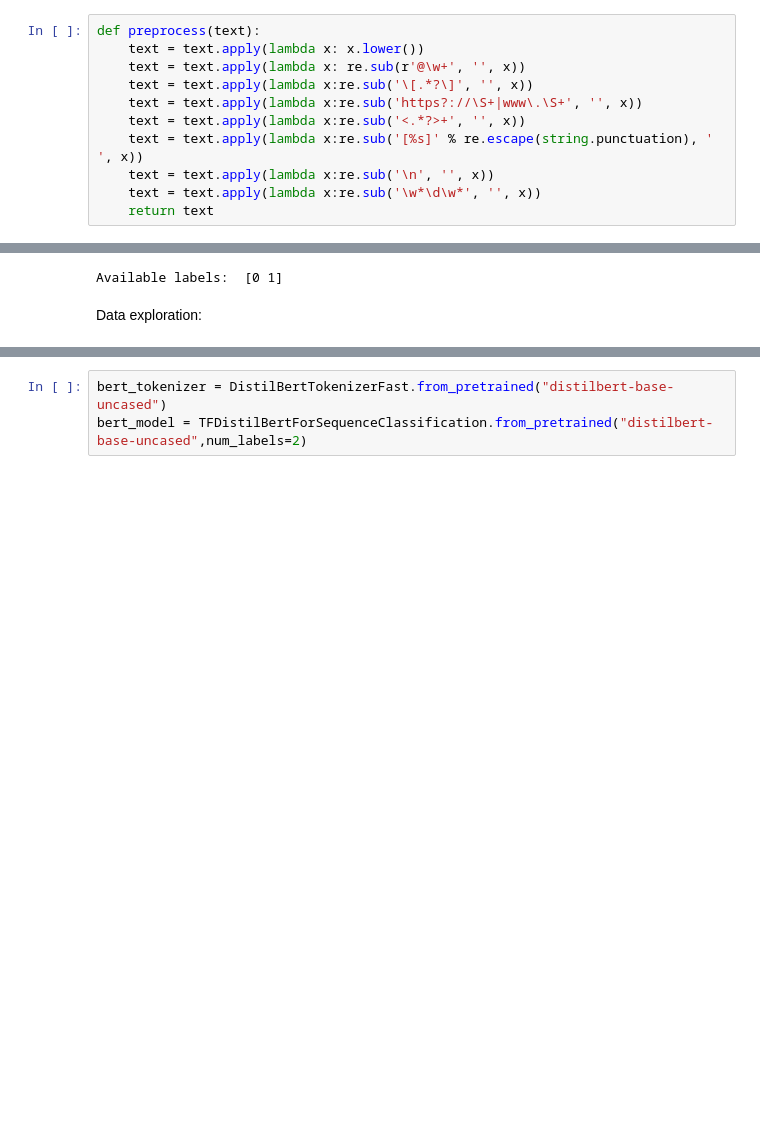
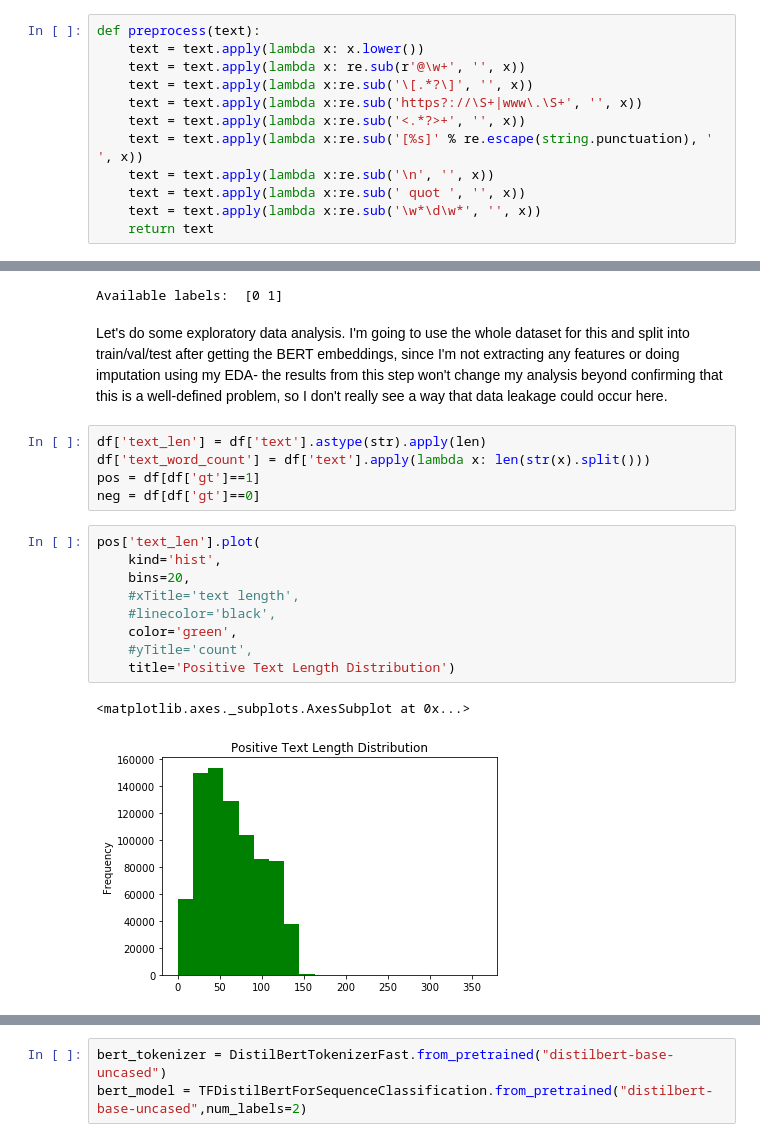
Before and after one commit to GarrettMerz/Projects, a Jupyter notebook: TweetyBERT/DistilBERT.ipynb, the cells around one changed output, grey strips where cells are left out. Saved outputs shown, nothing was run; the diff lists cells and outputs as text; blank space fills up the shorter version.

```diff
--- a/TweetyBERT/DistilBERT.ipynb
+++ b/TweetyBERT/DistilBERT.ipynb
@@ -58,6 +59,7 @@ def preprocess(text):
     text = text.apply(lambda x:re.sub('<.*?>+', '', x))
     text = text.apply(lambda x:re.sub('[%s]' % re.escape(string.punctuation), ' ', x))
     text = text.apply(lambda x:re.sub('\n', '', x))
+    text = text.apply(lambda x:re.sub(' quot ', '', x))
     text = text.apply(lambda x:re.sub('\w*\d\w*', '', x))
     return text
 # %%
@@ -97,5 +101,22 @@ df=df.reset_index(drop=True)
 print('Available labels: ',df['gt'].unique())
 # %% [output]
 Available labels:  [0 1]
-# %% [markdown]
-Data exploration:
+# %% [markdown]
+Let's do some exploratory data analysis. I'm going to use the whole dataset for this and split into train/val/test after getting the BERT embeddings, since I'm not extracting any features or doing imputation using my EDA- the results from this step won't change my analysis beyond confirming that this is a well-defined problem, so I don't really see a way that data leakage could occur here.
+# %%
+df['text_len'] = df['text'].astype(str).apply(len)
+df['text_word_count'] = df['text'].apply(lambda x: len(str(x).split()))
+pos = df[df['gt']==1]
+neg = df[df['gt']==0]
+# %%
+pos['text_len'].plot(
+    kind='hist',
+    bins=20,
+    #xTitle='text length',
+    #linecolor='black',
+    color='green',
+    #yTitle='count',
+    title='Positive Text Length Distribution')
+# %% [output]
+<matplotlib.axes._subplots.AxesSubplot at 0x...>
+[figure, added]
```
Also changed, not shown: parts of 15 cells of this notebook, 24 other files.
